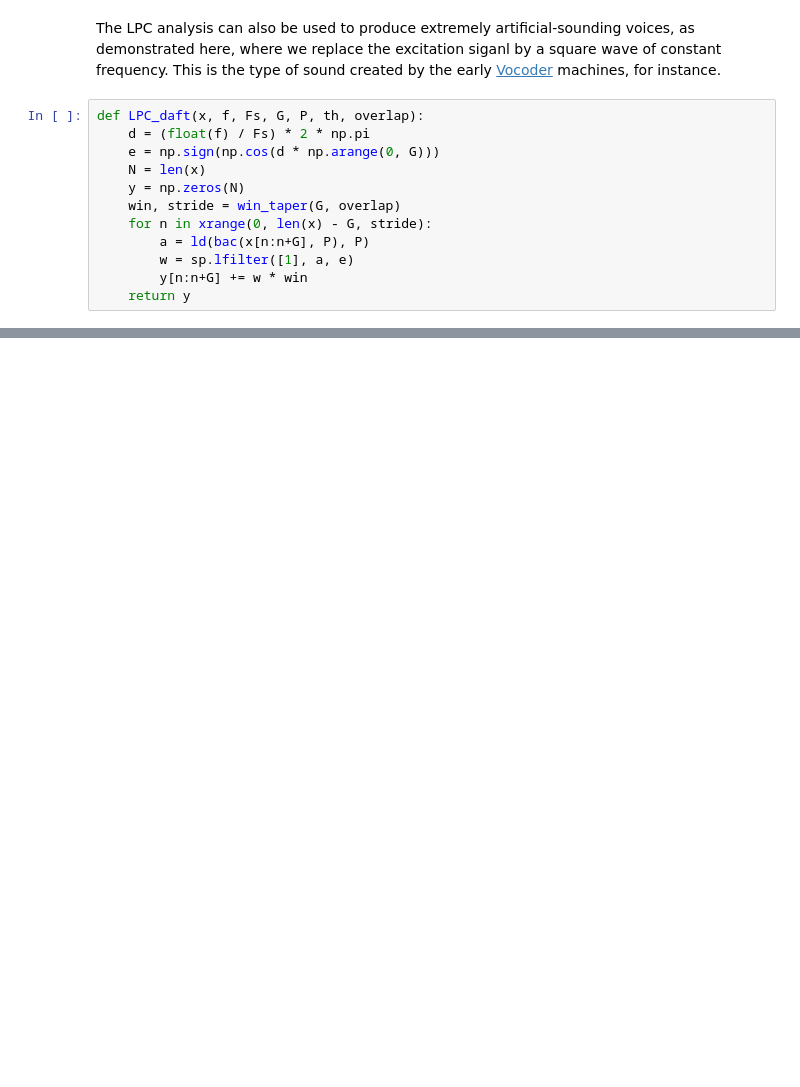
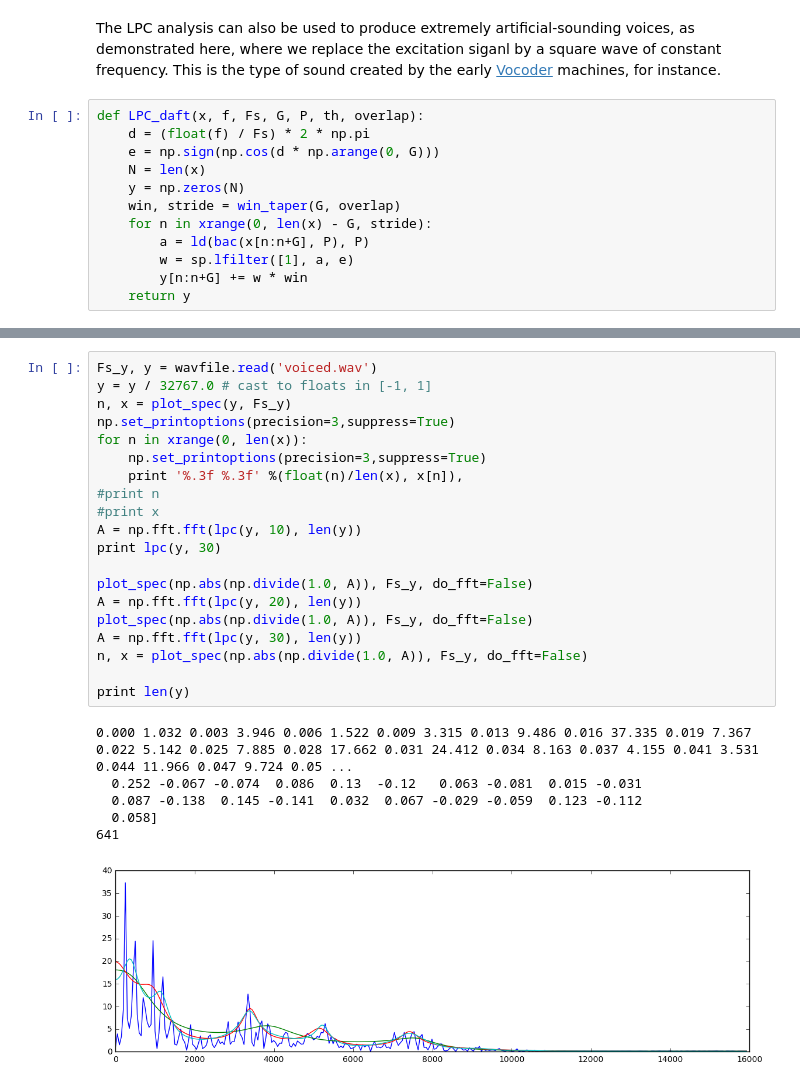
Before and after one commit to WeiPhil/COM303, a Jupyter notebook: voice_transformer/voicetrans.ipynb, the cells around one changed output, grey strips where cells are left out. Saved outputs shown, nothing was run; the diff lists cells and outputs as text; blank space fills up the shorter version.

```diff
--- a/voice_transformer/voicetrans.ipynb
+++ b/voice_transformer/voicetrans.ipynb
@@ -534,3 +536,30 @@ def LPC_daft(x, f, Fs, G, P, th, overlap):
 IPython.display.Audio(LPC_daft(s, 140, Fs, ms2smp(40, Fs), 20, 0.002, 0.2), rate=Fs)
 # %% [output]
 [interactive output not drawn]
+# %%
+Fs_y, y = wavfile.read('voiced.wav')
+y = y / 32767.0 # cast to floats in [-1, 1]
+n, x = plot_spec(y, Fs_y)
+np.set_printoptions(precision=3,suppress=True)
+for n in xrange(0, len(x)):
+    np.set_printoptions(precision=3,suppress=True)
+    print '%.3f %.3f' %(float(n)/len(x), x[n]),
+#print n
+#print x
+A = np.fft.fft(lpc(y, 10), len(y))
+print lpc(y, 30)
+
+plot_spec(np.abs(np.divide(1.0, A)), Fs_y, do_fft=False)
+A = np.fft.fft(lpc(y, 20), len(y))
+plot_spec(np.abs(np.divide(1.0, A)), Fs_y, do_fft=False)
+A = np.fft.fft(lpc(y, 30), len(y))
+n, x = plot_spec(np.abs(np.divide(1.0, A)), Fs_y, do_fft=False)
+
+print len(y)
+# %% [output]
+0.000 1.032 0.003 3.946 0.006 1.522 0.009 3.315 0.013 9.486 0.016 37.335 0.019 7.367 0.022 5.142 0.025 7.885 0.028 17.662 0.031 24.412 0.034 8.163 0.037 4.155 0.041 3.531 0.044 11.966 0.047 9.724 0.05 ...
+  0.252 -0.067 -0.074  0.086  0.13  -0.12   0.063 -0.081  0.015 -0.031
+  0.087 -0.138  0.145 -0.141  0.032  0.067 -0.029 -0.059  0.123 -0.112
+  0.058]
+641
+[figure, added]
```
Also changed, not shown: parts of 9 cells of this notebook, 2 other files.
